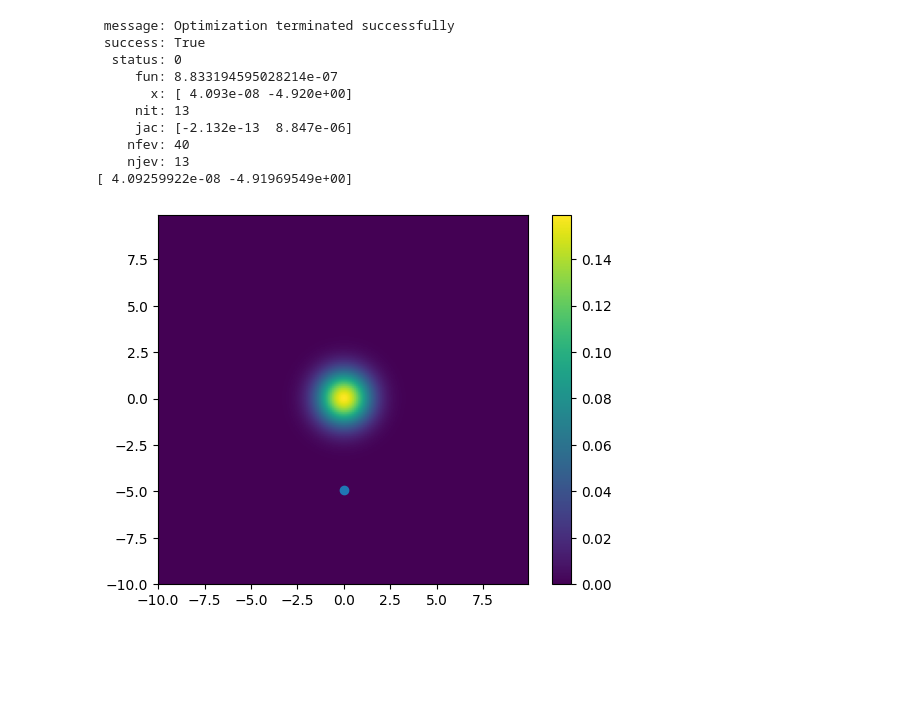
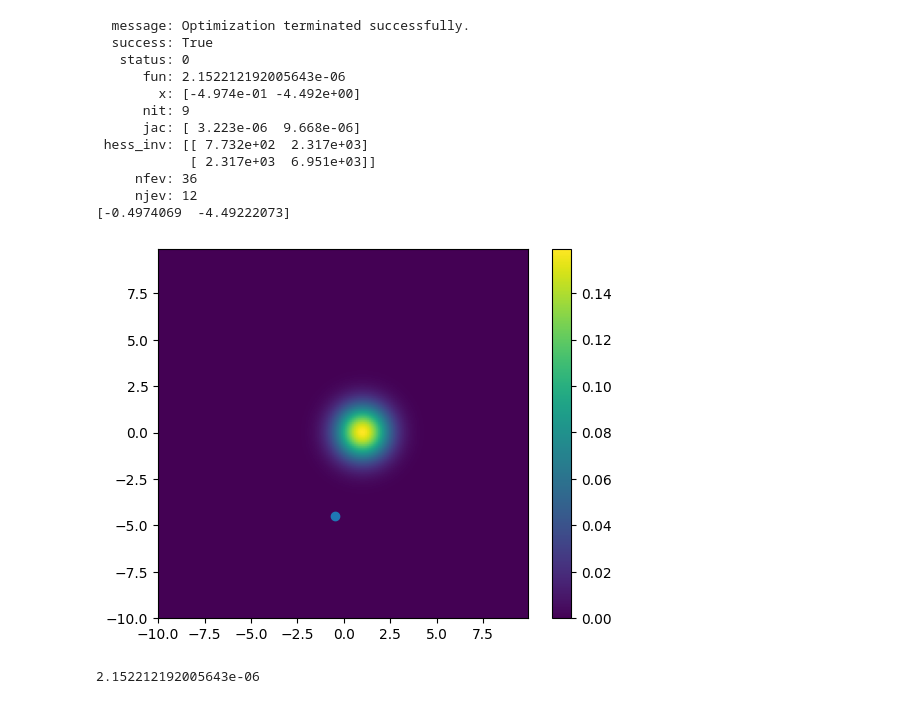
Before and after one commit to re1983/bspline_opt, a Jupyter notebook: Optimization_exp.ipynb, the cells around one changed output. Saved outputs shown, nothing was run; the diff lists cells and outputs as text; code cells hidden in the pictures; blank space fills up the shorter version.

```diff
--- a/Optimization_exp.ipynb
+++ b/Optimization_exp.ipynb
@@ -0,0 +1,13 @@
+# %%
+import numpy as np
+
+
+# Define the function that we are interested in
+def sixhump(x):
+    return ((4 - 2.1*x[0]**2 + x[0]**4 / 3.) * x[0]**2 + x[0] * x[1]
+            + (-4 + 4*x[1]**2) * x[1] **2)
+
+# Make a grid to evaluate the function (for plotting)
+x = np.linspace(-2, 2)
+y = np.linspace(-1, 1)
+xg, yg = np.meshgrid(x, y)
@@ -11,13 +74,13 @@ FOV_range = 10
 scale_resolution = .1
 x = np.arange(-FOV_range, FOV_range, scale_resolution)
 y = np.arange(-FOV_range, FOV_range, scale_resolution)
-x0 = 0
+x0 = 1.0
 y0 = 0
 sigx = 1
 sigy = 1
 A = (1. / (2 * np.pi*sigx*sigy))
 Xg, Yg = np.meshgrid(x, y)
-Z = f([Xg, Yg], A, 0, 0, sigx, sigy)
+Z = f([Xg, Yg], A, x0, y0, sigx, sigy)
 # %%
 from matplotlib.pyplot import figure, show
 import matplotlib.pyplot as plt
@@ -76,31 +139,53 @@ plt.show()
+# %%
+def f_d(x, A, x0, y0, sigma_x, sigma_y, cp):
+    '''Calculate the values of an unrotated Gauss function given positions
+    in x and y in a mesh grid'''
+    res = A*np.exp(-(x[0]-x0)**2/(2*sigma_x**2) -(x[1]-y0)**2/(2*sigma_y**2))
+    return res
+    # if res >= 0.01:
+    #     return res + FOV_range**2
+    # else:
+    #     return res + np.sqrt((cp[0]-x[0])**2 + (cp[1]-x[1])**2)
 # %%
 from scipy.optimize import NonlinearConstraint
 
 C3 = NonlinearConstraint(lambda x : np.linalg.norm(x), 0, np.inf)
 
 
 import scipy.optimize as opt
-
-sol = opt.minimize(f, [0,-1], args=(A, x0, y0, sigx, sigy), constraints=(C3,))
+# X_0 = np.array([0, -5, 0, -4, 0, -3, 0, -2, 0, -1, 0, 0, 0, 1, 0, 2, 0, 3, 0, 4, 0, 5])
+X_0 = np.array([0, -3])
+# sol = opt.minimize(f, X_0, args=(A, x0, y0, sigx, sigy, X_0), constraints=(C3,))
+# sol = opt.minimize(f_d, X_0, args=(A, x0, y0, sigx, sigy, X_0), method='SLSQP',
+# bounds=[(-np.inf, np.inf) for i in range(len(X_0))])
+sol = opt.minimize(f_d, X_0, args=(A, x0, y0, sigx, sigy, X_0))
 # sol = opt.minimize(f, [1, 1], args=(A, x0, y0, sigx, sigy))
 print(sol)
 # Show the function in 2D
 plt.imshow(Z, extent=box, origin="lower")
 plt.colorbar()
 # And the minimum that we've found:
 print(sol.x)
-plt.scatter(sol.x[0], sol.x[1])
-
+for i in range(0, len(sol.x), 2):
+    plt.scatter(sol.x[i], sol.x[i+1])
+# plt.scatter(sol.x[0], sol.x[1])
+# plt.scatter(sol.x[2], sol.x[3])
 plt.show()
 # %% [output]
- message: Optimization terminated successfully
- success: True
-  status: 0
-     fun: 8.833194595028214e-07
-       x: [ 4.093e-08 -4.920e+00]
-     nit: 13
-     jac: [-2.132e-13  8.847e-06]
-    nfev: 40
-    njev: 13
-[ 4.09259922e-08 -4.91969549e+00]
+  message: Optimization terminated successfully.
+  success: True
+   status: 0
+      fun: 2.152212192005643e-06
+        x: [-4.974e-01 -4.492e+00]
+      nit: 9
+      jac: [ 3.223e-06  9.668e-06]
+ hess_inv: [[ 7.732e+02  2.317e+03]
+            [ 2.317e+03  6.951e+03]]
+     nfev: 36
+     njev: 12
+[-0.4974069  -4.49222073]
-[figure, old version]
+[figure, new version]
+# %%
+print(f(sol.x, A, x0, y0, sigx, sigy))
+# %% [output]
+2.152212192005643e-06
```
Also changed, not shown: parts of 13 cells of this notebook, 1 other file.
